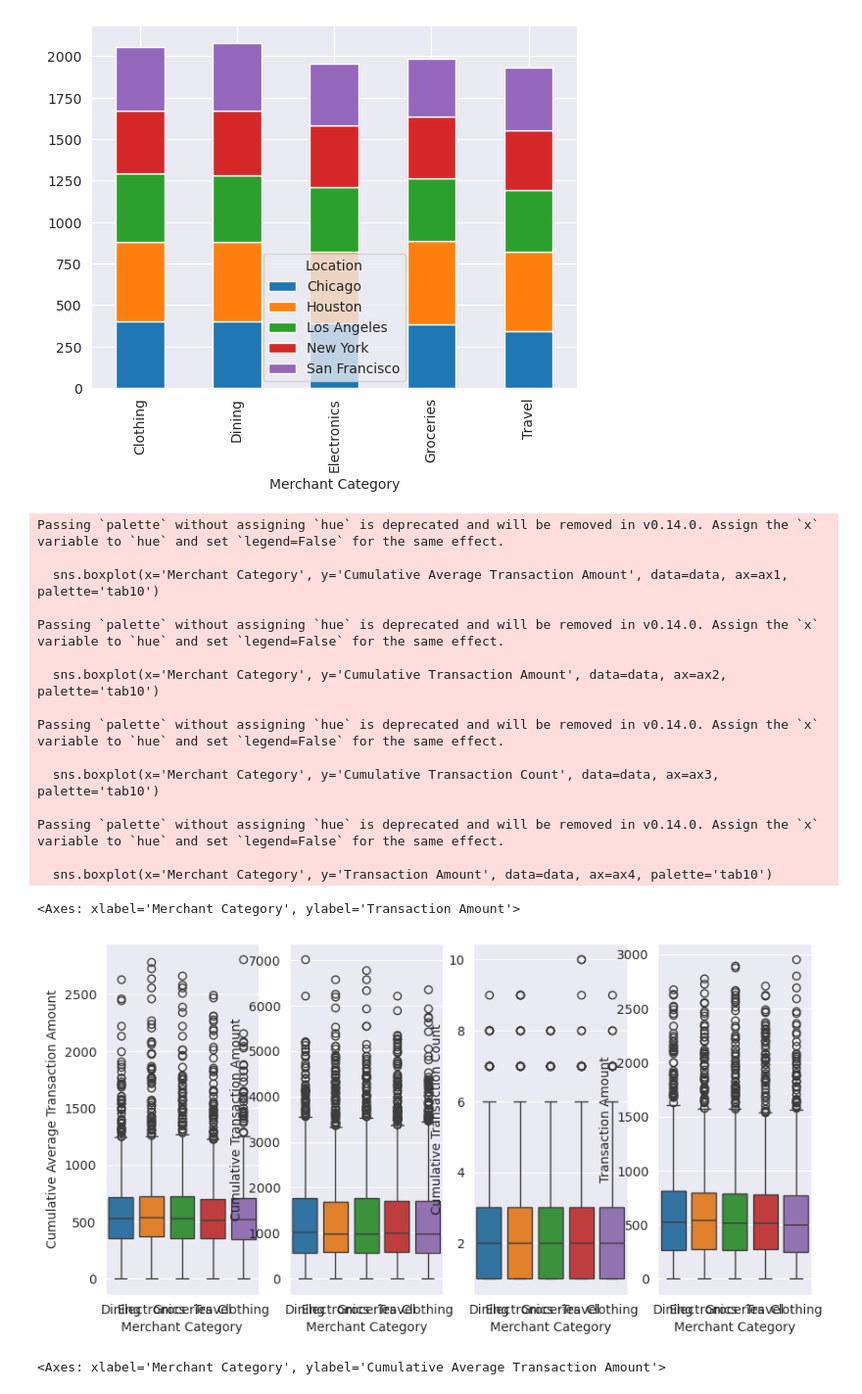
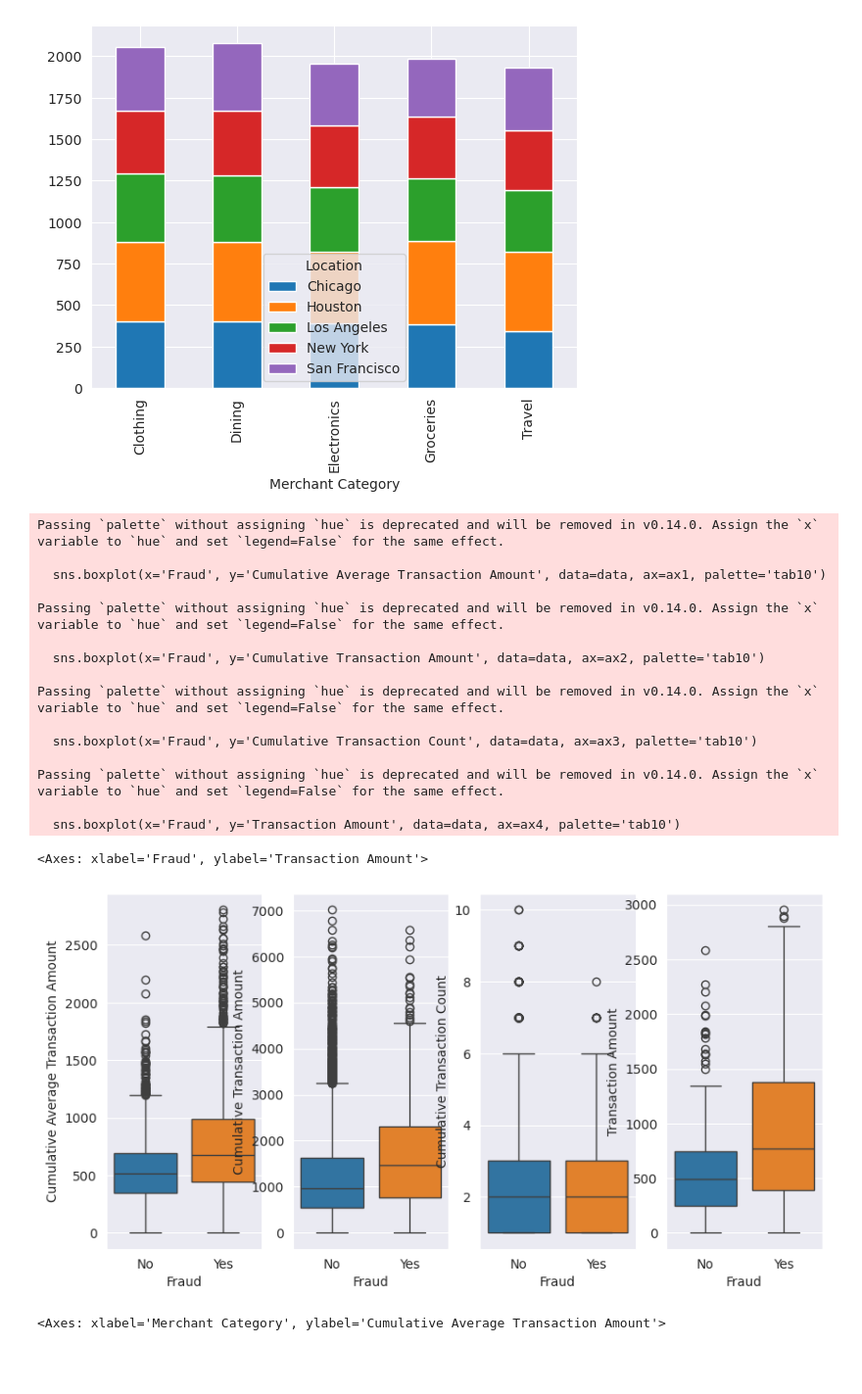
Before and after one commit to lunar-G/ML, a Jupyter notebook: template.ipynb, the cells around one changed output. Shown at 98% size. Drawn from its saved outputs; the diff is of its cells as text; code cells hidden in the pictures; blank space fills up the shorter version.

```diff
--- a/template.ipynb
+++ b/template.ipynb
@@ -216,31 +216,31 @@ data.groupby(['Merchant Category', 'Location'])['Cumulative Average Transaction
 [figure]
 # %%
 fig, (ax1, ax2, ax3, ax4) = plt.subplots(1, 4, figsize=(10, 5))
-sns.boxplot(x='Merchant Category', y='Cumulative Average Transaction Amount', data=data, ax=ax1, palette='tab10')
+sns.boxplot(x='Fraud', y='Cumulative Average Transaction Amount', data=data, ax=ax1, palette='tab10')
 
-sns.boxplot(x='Merchant Category', y='Cumulative Transaction Amount', data=data, ax=ax2, palette='tab10')
+sns.boxplot(x='Fraud', y='Cumulative Transaction Amount', data=data, ax=ax2, palette='tab10')
 
-sns.boxplot(x='Merchant Category', y='Cumulative Transaction Count', data=data, ax=ax3, palette='tab10')
+sns.boxplot(x='Fraud', y='Cumulative Transaction Count', data=data, ax=ax3, palette='tab10')
 
-sns.boxplot(x='Merchant Category', y='Transaction Amount', data=data, ax=ax4, palette='tab10')
+sns.boxplot(x='Fraud', y='Transaction Amount', data=data, ax=ax4, palette='tab10')
 # %% [output]
 Passing `palette` without assigning `hue` is deprecated and will be removed in v0.14.0. Assign the `x` variable to `hue` and set `legend=False` for the same effect.
 
-  sns.boxplot(x='Merchant Category', y='Cumulative Average Transaction Amount', data=data, ax=ax1, palette='tab10')
+  sns.boxplot(x='Fraud', y='Cumulative Average Transaction Amount', data=data, ax=ax1, palette='tab10')
 
 Passing `palette` without assigning `hue` is deprecated and will be removed in v0.14.0. Assign the `x` variable to `hue` and set `legend=False` for the same effect.
 
-  sns.boxplot(x='Merchant Category', y='Cumulative Transaction Amount', data=data, ax=ax2, palette='tab10')
+  sns.boxplot(x='Fraud', y='Cumulative Transaction Amount', data=data, ax=ax2, palette='tab10')
 
 Passing `palette` without assigning `hue` is deprecated and will be removed in v0.14.0. Assign the `x` variable to `hue` and set `legend=False` for the same effect.
 
-  sns.boxplot(x='Merchant Category', y='Cumulative Transaction Count', data=data, ax=ax3, palette='tab10')
+  sns.boxplot(x='Fraud', y='Cumulative Transaction Count', data=data, ax=ax3, palette='tab10')
 
 Passing `palette` without assigning `hue` is deprecated and will be removed in v0.14.0. Assign the `x` variable to `hue` and set `legend=False` for the same effect.
 
-  sns.boxplot(x='Merchant Category', y='Transaction Amount', data=data, ax=ax4, palette='tab10')
+  sns.boxplot(x='Fraud', y='Transaction Amount', data=data, ax=ax4, palette='tab10')
-<Axes: xlabel='Merchant Category', ylabel='Transaction Amount'>
+<Axes: xlabel='Fraud', ylabel='Transaction Amount'>
-[figure, old version]
+[figure, new version]
 # %%
 fig, (ax1, ax2, ax3) = plt.subplots(1, 3, figsize=(25, 10))
 sns.boxplot(x='Merchant Category', y='Transaction Amount', hue='Fraud', data=data, ax=ax1, palette='tab10')
```
Also changed, not shown: parts of 4 cells of this notebook, 1 other file.
